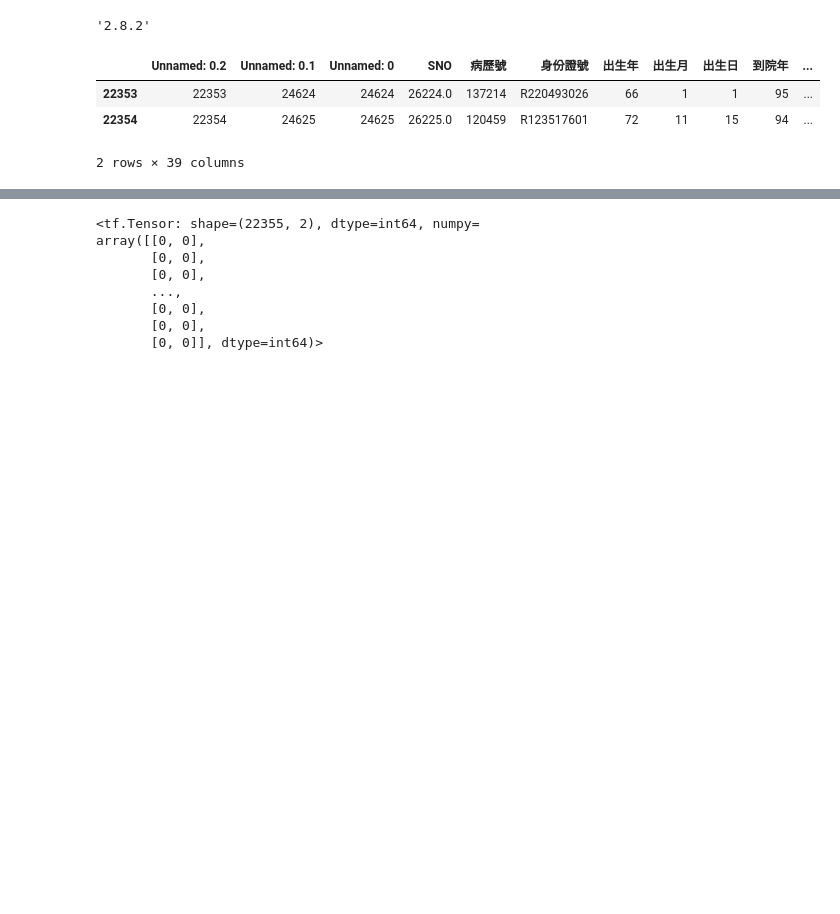
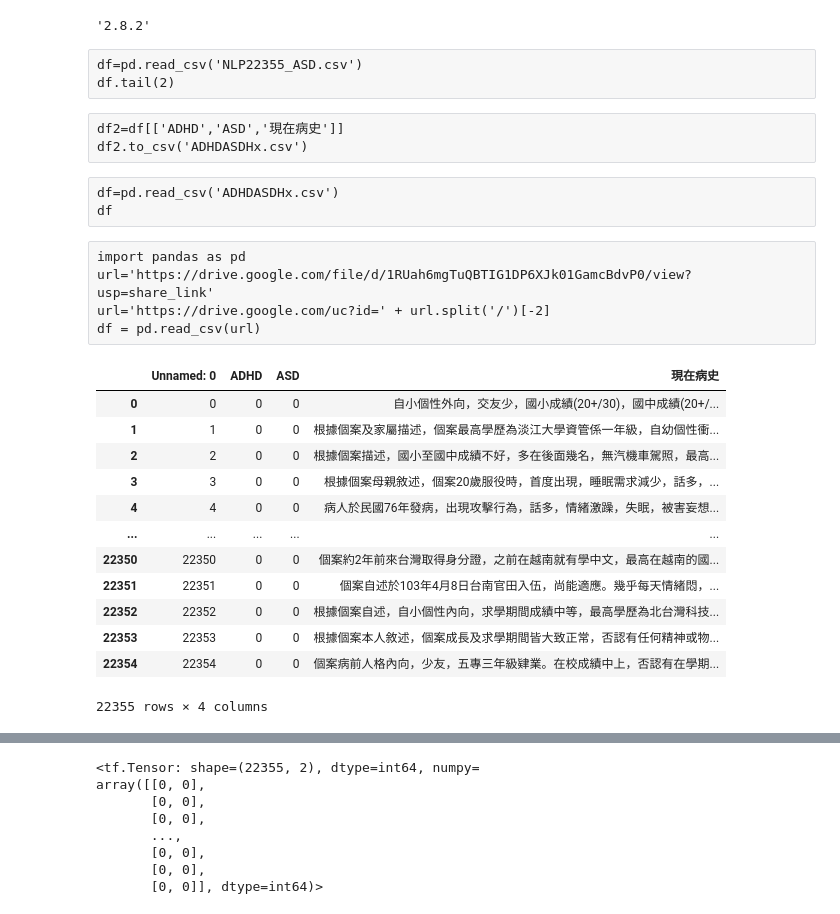
Before and after one commit to YuehMintTai/NLP_ASD_ADHD, a Jupyter notebook: SigmoidModel20221125.ipynb, the cells around one changed output, grey strips where cells are left out. Saved outputs shown, nothing was run; the diff lists cells and outputs as text; code cells hidden in the pictures; blank space fills up the shorter version.

```diff
--- a/SigmoidModel20221125.ipynb
+++ b/SigmoidModel20221125.ipynb
@@ -5,11 +5,33 @@ import tensorflow as tf, numpy as np, pandas as pd
 tf.__version__
 # %% [output]
 '2.8.2'
-# %%
-df=pd.read_csv('NLP22355_ASD.csv')
-df.tail(2)
-# %% [output]
-|  | Unnamed: 0.2 | Unnamed: 0.1 | Unnamed: 0 | SNO | 病歷號 | 身份證號 | 出生年 | 出生月 | 出生日 | 到院年 | ... |
-| 22353 | 22353 | 24624 | 24624 | 26224.0 | 137214 | R220493026 | 66 | 1 | 1 | 95 | ... |
-| 22354 | 22354 | 24625 | 24625 | 26225.0 | 120459 | R123517601 | 72 | 11 | 15 | 94 | ... |
-2 rows × 39 columns
+# %% [raw]
+df=pd.read_csv('NLP22355_ASD.csv')
+df.tail(2)
+# %% [raw]
+df2=df[['ADHD','ASD','現在病史']]
+df2.to_csv('ADHDASDHx.csv')
+# %% [raw]
+df=pd.read_csv('ADHDASDHx.csv')
+df
+# %% [raw]
+import pandas as pd
+url='https://drive.google.com/file/d/1RUah6mgTuQBTIG1DP6XJk01GamcBdvP0/view?usp=share_link'
+url='https://drive.google.com/uc?id=' + url.split('/')[-2]
+df = pd.read_csv(url)
+# %%
+df
+# %% [output]
+|  | Unnamed: 0 | ADHD | ASD | 現在病史 |
+| 0 | 0 | 0 | 0 | 自小個性外向，交友少，國小成績(20+/30)，國中成績(20+/... |
+| 1 | 1 | 0 | 0 | 根據個案及家屬描述，個案最高學歷為淡江大學資管係一年級，自幼個性衝... |
+| 2 | 2 | 0 | 0 | 根據個案描述，國小至國中成績不好，多在後面幾名，無汽機車駕照，最高... |
+| 3 | 3 | 0 | 0 | 根據個案母親敘述，個案20歲服役時，首度出現，睡眠需求減少，話多，... |
+| 4 | 4 | 0 | 0 | 病人於民國76年發病，出現攻擊行為，話多，情緒激躁，失眠，被害妄想... |
+| ... | ... | ... | ... | ... |
+| 22350 | 22350 | 0 | 0 | 個案約2年前來台灣取得身分證，之前在越南就有學中文，最高在越南的國... |
+| 22351 | 22351 | 0 | 0 | 個案自述於103年4月8日台南官田入伍，尚能適應。幾乎每天情緒悶，... |
+| 22352 | 22352 | 0 | 0 | 根據個案自述，自小個性內向，求學期間成績中等，最高學歷為北台灣科技... |
+| 22353 | 22353 | 0 | 0 | 根據個案本人敘述，個案成長及求學期間皆大致正常，否認有任何精神或物... |
+| 22354 | 22354 | 0 | 0 | 個案病前人格內向，少友，五專三年級肄業。在校成績中上，否認有在學期... |
+22355 rows × 4 columns
```
Also changed, not shown: parts of 14 cells of this notebook.
